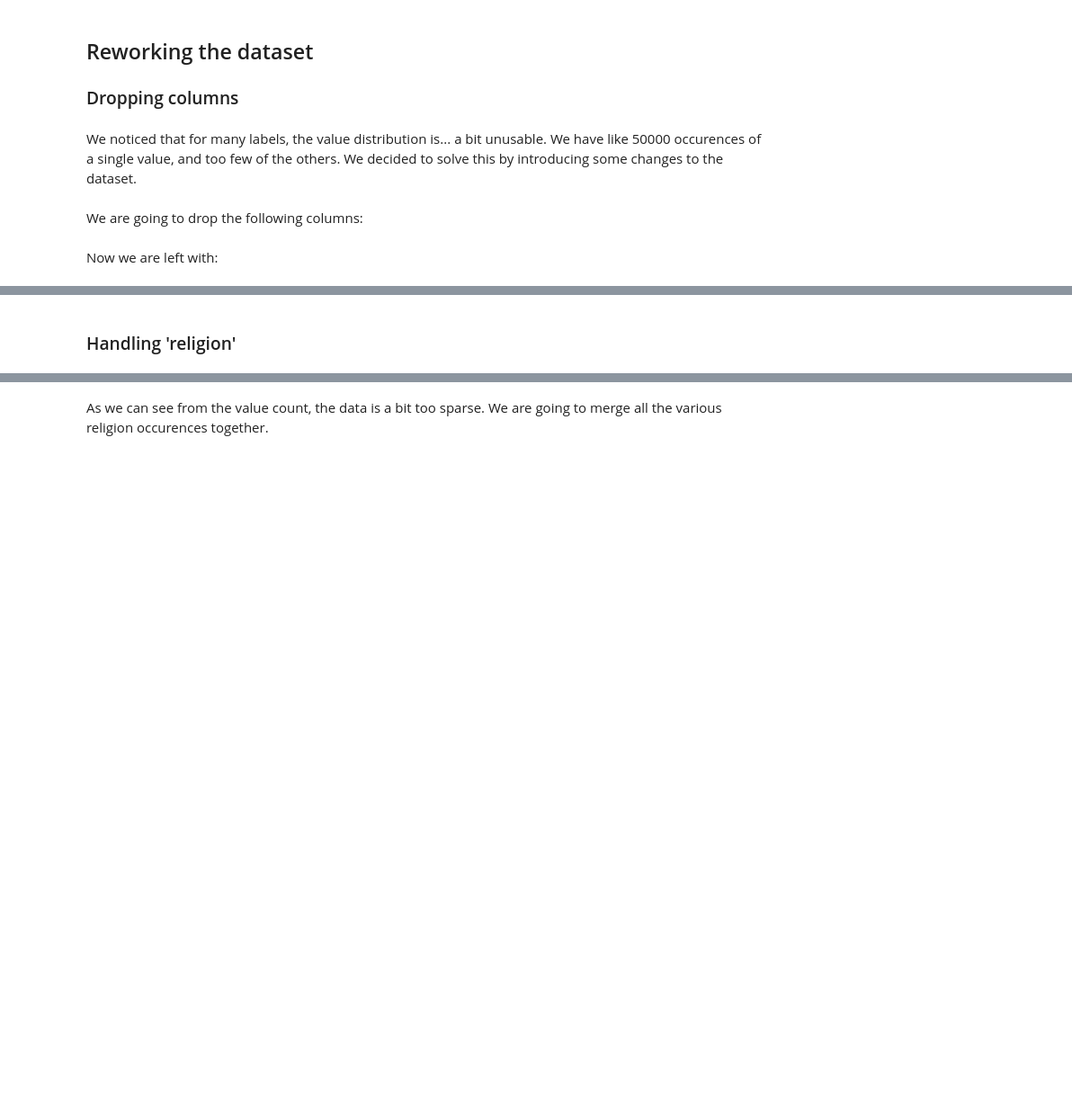
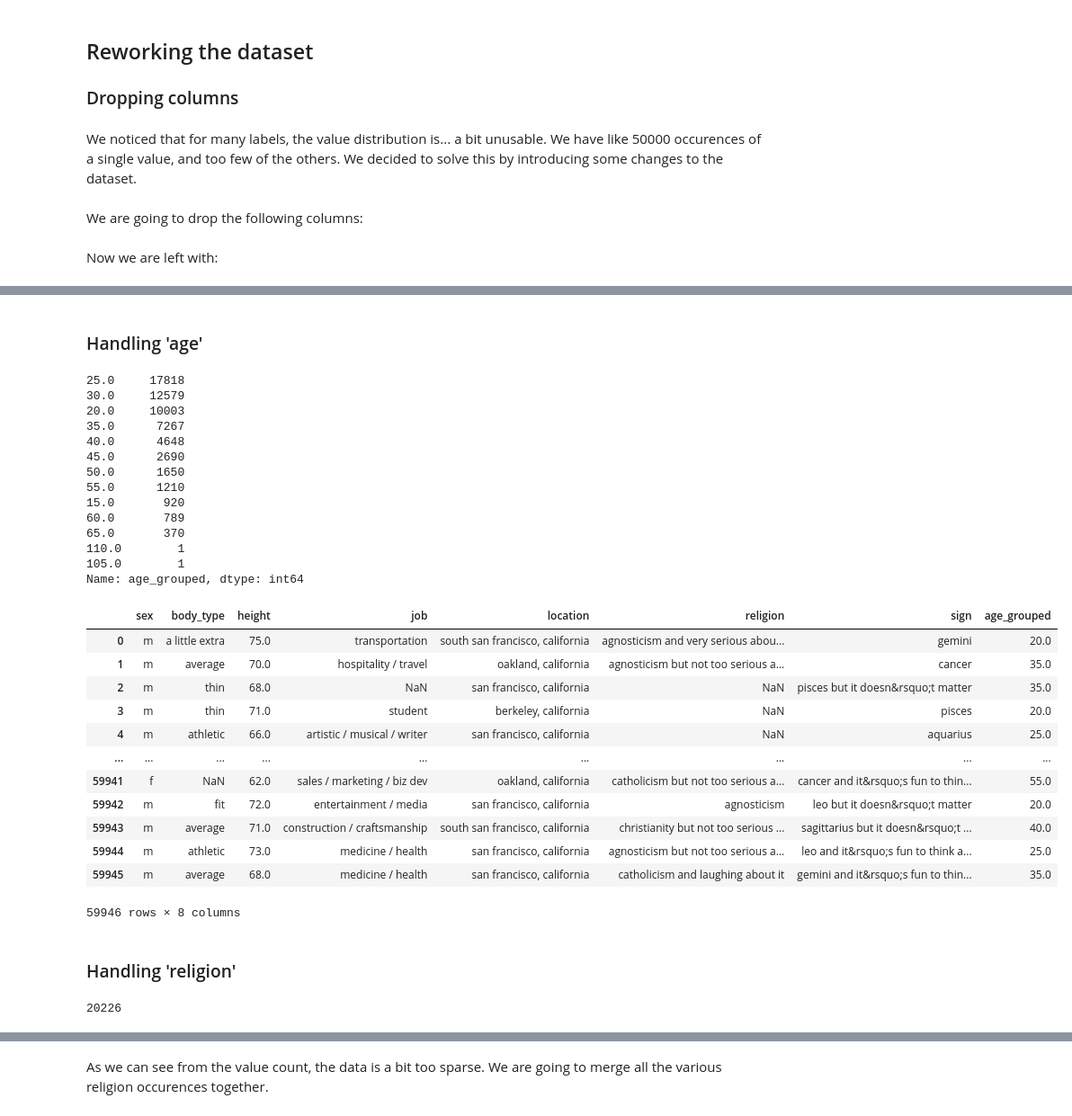
Before and after one commit to HR-Machine-Learning/HR_ML_Project1, a Jupyter notebook: src/03 Random Forest.ipynb, the cells around one changed output, grey strips where cells are left out. Shown: that part at 90% size. Drawn from its saved outputs; the diff is of its cells as text; code cells hidden in the pictures; blank space fills up the shorter version.

```diff
--- a/src/03 Random Forest.ipynb
+++ b/src/03 Random Forest.ipynb
@@ -49,6 +76,42 @@ for element in okcupid_profiles.columns:
+# %% [markdown]
+### Handling 'age'
+# %%
+okcupid_profiles['age_grouped'] = okcupid_profiles['age'].apply(lambda x: 5*np.floor(x/5))
+print( okcupid_profiles['age_grouped'].value_counts() )
+okcupid_profiles.drop(columns = 'age')
+# %% [output]
+25.0     17818
+30.0     12579
+20.0     10003
+35.0      7267
+40.0      4648
+45.0      2690
+50.0      1650
+55.0      1210
+15.0       920
+60.0       789
+65.0       370
+110.0        1
+105.0        1
+Name: age_grouped, dtype: int64
+|  | sex | body_type | height | job | location | religion | sign | age_grouped |
+| 0 | m | a little extra | 75.0 | transportation | south san francisco, california | agnosticism and very serious abou... | gemini | 20.0 |
+| 1 | m | average | 70.0 | hospitality / travel | oakland, california | agnosticism but not too serious a... | cancer | 35.0 |
+| 2 | m | thin | 68.0 | NaN | san francisco, california | NaN | pisces but it doesn&rsquo;t matter | 35.0 |
+| 3 | m | thin | 71.0 | student | berkeley, california | NaN | pisces | 20.0 |
+| 4 | m | athletic | 66.0 | artistic / musical / writer | san francisco, california | NaN | aquarius | 25.0 |
+| ... | ... | ... | ... | ... | ... | ... | ... | ... |
+| 59941 | f | NaN | 62.0 | sales / marketing / biz dev | oakland, california | catholicism but not too serious a... | cancer and it&rsquo;s fun to thin... | 55.0 |
+| 59942 | m | fit | 72.0 | entertainment / media | san francisco, california | agnosticism | leo but it doesn&rsquo;t matter | 20.0 |
+| 59943 | m | average | 71.0 | construction / craftsmanship | south san francisco, california | christianity but not too serious ... | sagittarius but it doesn&rsquo;t ... | 40.0 |
+| 59944 | m | athletic | 73.0 | medicine / health | san francisco, california | agnosticism but not too serious a... | leo and it&rsquo;s fun to think a... | 25.0 |
+| 59945 | m | average | 68.0 | medicine / health | san francisco, california | catholicism and laughing about it | gemini and it&rsquo;s fun to thin... | 35.0 |
+59946 rows × 8 columns
 # %% [markdown]
 ### Handling 'religion'
 # %%
 pd.isna(okcupid_profiles["religion"]).sum()
+# %% [output]
+20226
 # %%
 okcupid_profiles['religion'].value_counts()
```
Also changed, not shown: parts of 22 cells of this notebook.
